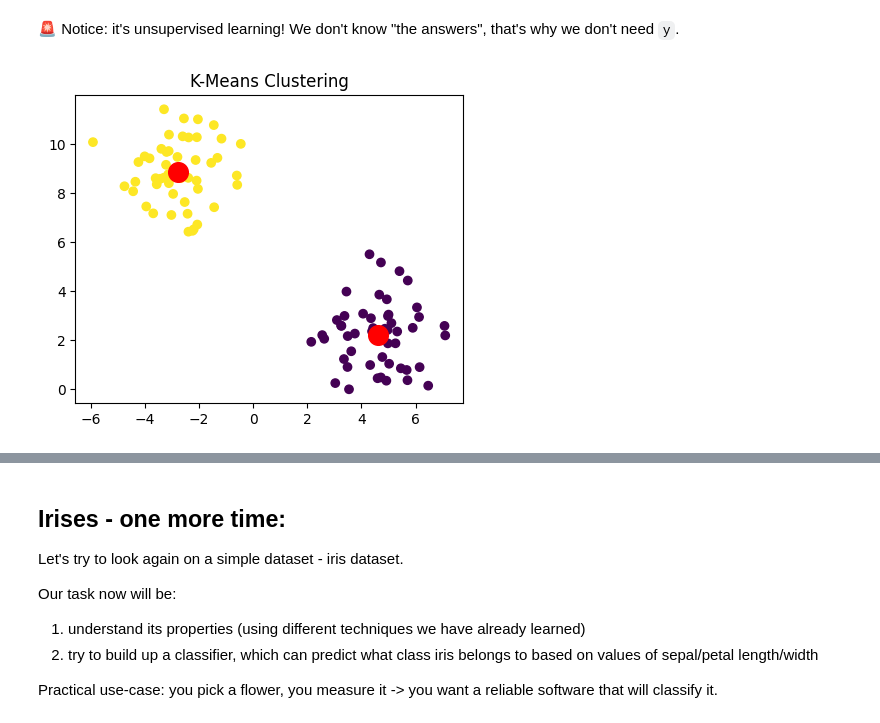
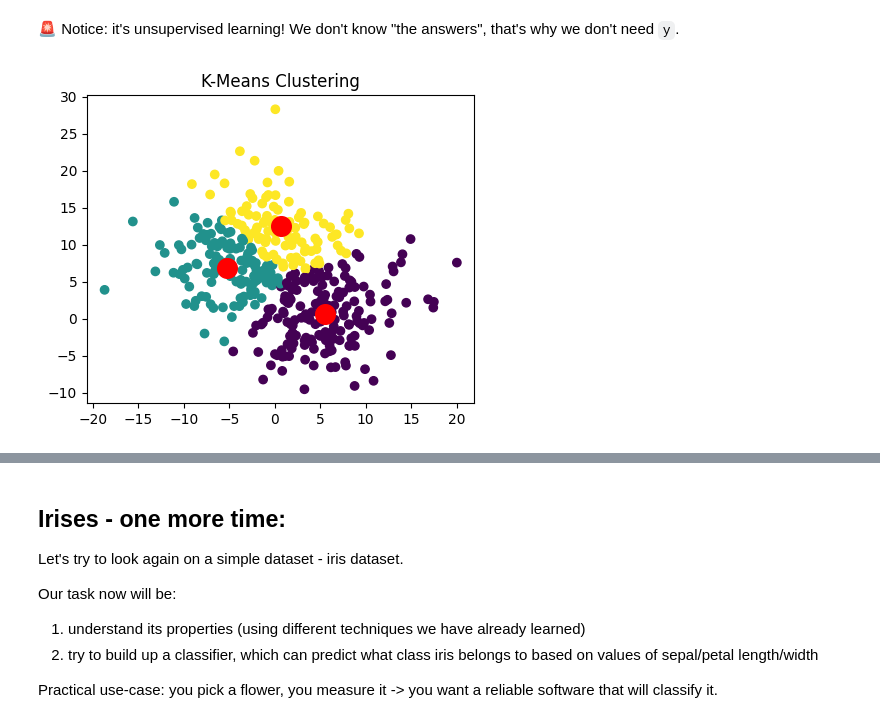
Before and after one commit to aleksejalex/2024_ells_python, a Jupyter notebook: thursday/09_lec_ml.ipynb, the cells around one changed output, grey strips where cells are left out. Cells and saved outputs as stored; diff of their text form; code cells hidden in the pictures.

```diff
--- a/thursday/09_lec_ml.ipynb
+++ b/thursday/09_lec_ml.ipynb
@@ -485,22 +495,22 @@ plt.show()
 # %%
 from sklearn.cluster import KMeans
 
-X, _ = make_blobs(n_samples=100, centers=2, cluster_std=1.3, random_state=42)
+X, _ = make_blobs(n_samples=400, centers=2, cluster_std=5, random_state=42)
 # %% [markdown]
 🚨 Notice: it's unsupervised learning! We don't know "the answers", that's why we don't need `y`.
 # %%
 # Model training
-kmeans = KMeans(n_clusters=2)
+kmeans = KMeans(n_clusters=3)
 kmeans.fit(X)
 
 # Plotting
 plt.figure(figsize=(5,4), dpi=100) # figure is initialised
 plt.scatter(X[:, 0], X[:, 1], c=kmeans.labels_) # plot the datapoints (on x-axis 0th feature, on y-axis 1st feature, different colours acc. to kmeans.labels_)
 plt.scatter(kmeans.cluster_centers_[:, 0], kmeans.cluster_centers_[:, 1], s=200, c='red')  # plot centroids
 plt.title('K-Means Clustering')
 plt.show()
 # %% [output]
-[figure, old version]
+[figure, new version]
 # %%
 kmeans.labels_
 # %% [output]
```
Also changed, not shown: parts of 11 cells of this notebook.
